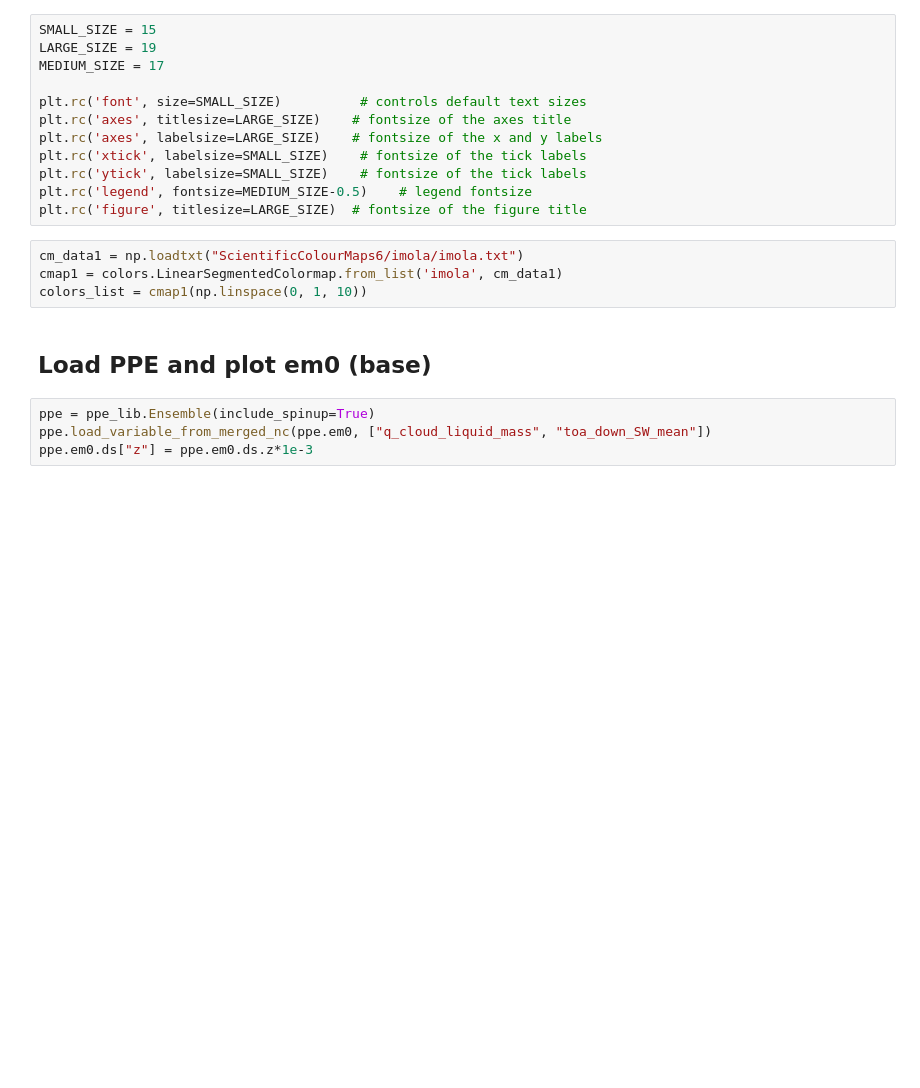
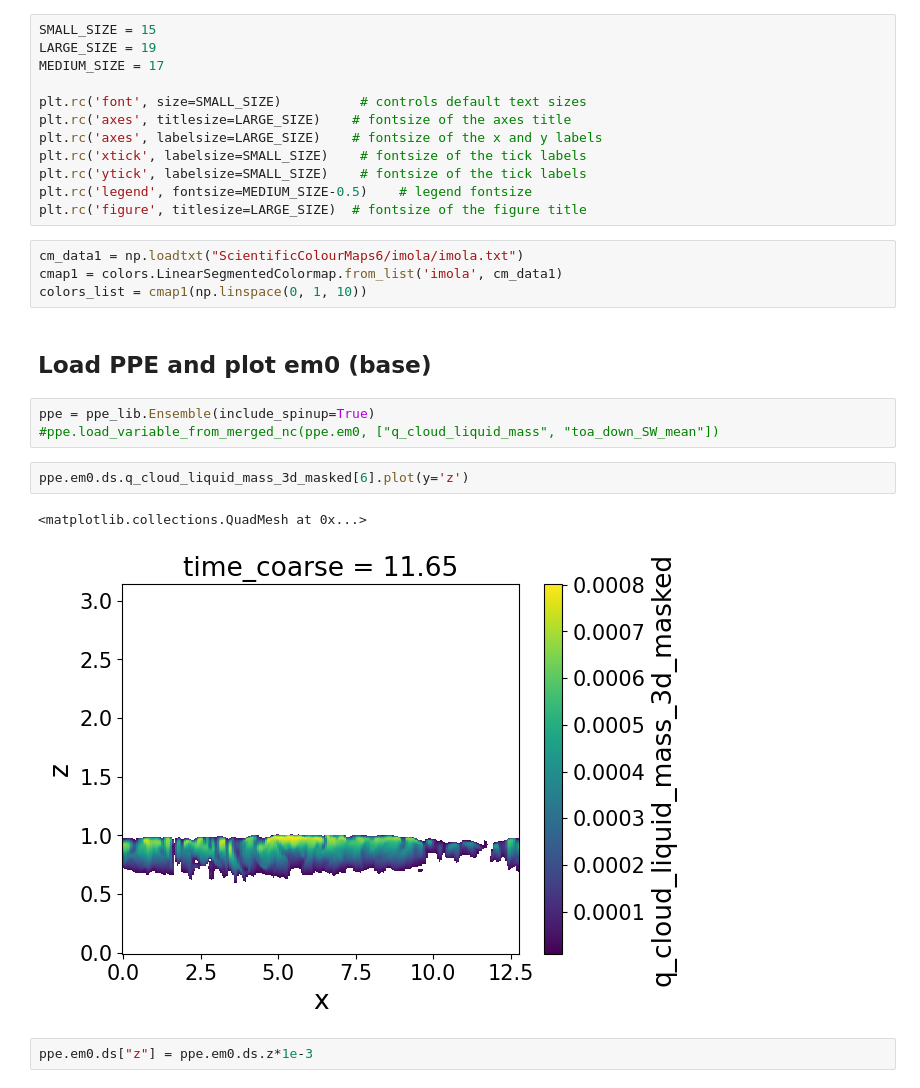
Before and after one commit to eers1/sct_monc, a Jupyter notebook: base_simulation.ipynb, the cells around one changed output. Drawn from its saved outputs; the diff is of its cells as text; blank space fills up the shorter version.

Commit message:
Updates the post processing to include all variables needed for paper

```diff
--- a/base_simulation.ipynb
+++ b/base_simulation.ipynb
@@ -31,5 +31,11 @@ colors_list = cmap1(np.linspace(0, 1, 10))
 ## Load PPE and plot em0 (base)
 # %%
 ppe = ppe_lib.Ensemble(include_spinup=True)
-ppe.load_variable_from_merged_nc(ppe.em0, ["q_cloud_liquid_mass", "toa_down_SW_mean"])
-ppe.em0.ds["z"] = ppe.em0.ds.z*1e-3
+#ppe.load_variable_from_merged_nc(ppe.em0, ["q_cloud_liquid_mass", "toa_down_SW_mean"])
+# %%
+ppe.em0.ds.q_cloud_liquid_mass_3d_masked[6].plot(y='z')
+# %% [output]
+<matplotlib.collections.QuadMesh at 0x...>
+[figure, added]
+# %%
+ppe.em0.ds["z"] = ppe.em0.ds.z*1e-3
```
Also changed, not shown: parts of 2 cells of this notebook, 3 other files.
